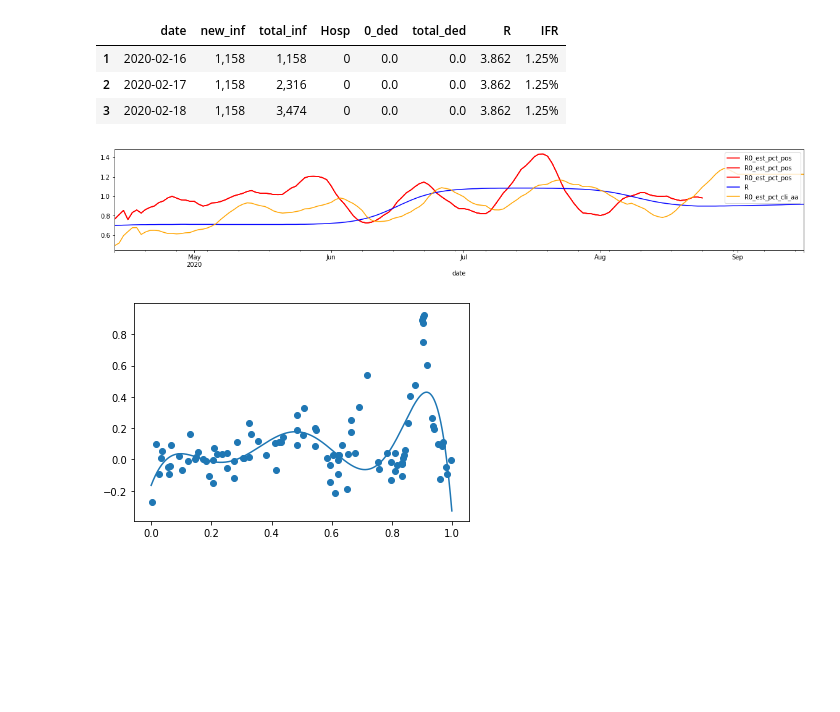
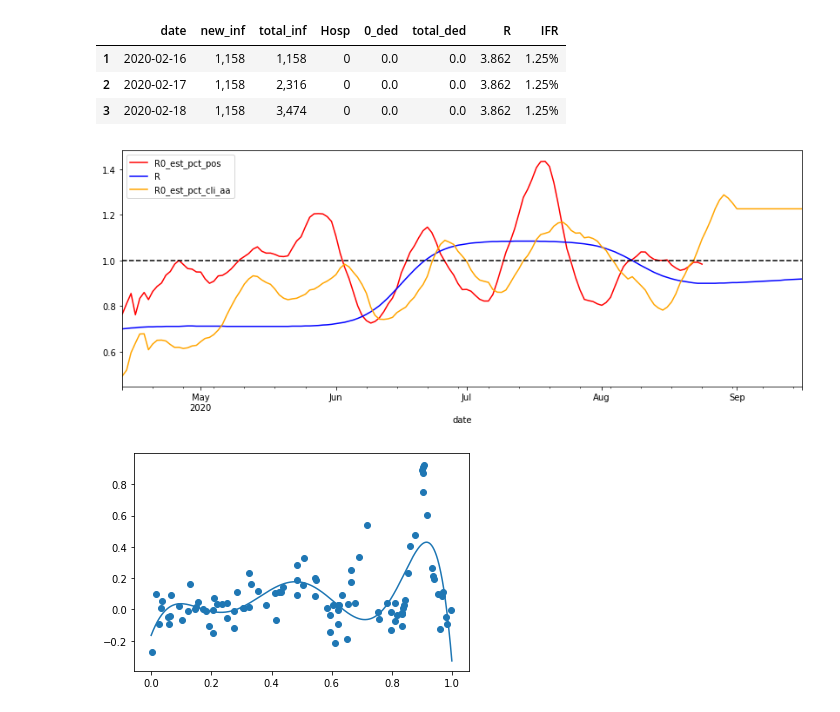
Before and after one commit to 10Exahertz/COVID_challenge, a Jupyter notebook: covid_challenge1.py.ipynb, the cells around one changed output. Drawn from its saved outputs; the diff is of its cells as text; code cells hidden in the pictures; blank space fills up the shorter version.

```diff
--- a/covid_challenge1.py.ipynb
+++ b/covid_challenge1.py.ipynb
@@ -4,7 +4,7 @@ import pandas as pd
 df = pd.read_csv('Data/overall-state-smoothed.csv')
 print('how many data points:',len(df))
 pd.set_option('display.max_columns', None)
-#df = df[['date','state_code','summed_n','smoothed_pct_cli','smoothed_pct_tested_and_positive','smoothed_pct_cli_anosmia_ageusia','smoothed_pct_contact_covid_positive']]
+df = df[['date','state_code','summed_n','smoothed_pct_cli','smoothed_pct_tested_and_positive','smoothed_pct_cli_anosmia_ageusia','smoothed_pct_contact_covid_positive']]
 df['date']= pd.to_datetime(df['date'])
 df.head(15)
 # %% [output]
@@ -30,7 +30,7 @@ df_NY = df.loc[df['state_code'] == 'ny']
 df_NY = df_NY.sort_values(by=['date'])
 # df_NY['date']= pd.to_datetime(df_NY['date'])
 # df_NY = df_NY.loc[df_NY['date'] > '2020-07-01']
-#df_NY = df_NY.groupby(['date']).mean()
+df_NY = df_NY.groupby(['date']).mean()
 df_NY = df_NY.reset_index(drop=False)
 df_NY.head(16)
 # %% [output]
@@ -142,13 +149,14 @@ See the caveats in the documentation: https://pandas.pydata.org/pandas-docs/stab
 | 3 | 2020-02-18 | 1,158 | 3,474 | 0 | 0.0 | 0.0 | 3.862 | 1.25% |
 # %%
 import matplotlib.pyplot as plt
-ax = df_NewYork.plot(kind='line',x='date',y='R0_est_pct_pos',color='red')
+ax = df_NewYork.plot(kind='line',x='date',y='R0_est_pct_pos',color='red', figsize=(14,5))
 df_NewYork.plot(kind='line',x='date',y='R',color='blue',ax=ax)
 df_NewYork.plot(kind='line',x='date',y='R0_est_pct_cli_aa',color='orange',ax=ax)
-#df.plot(figsize=(7,5))
+plt.axhline(y=1, color='black', linestyle='--')
+#df_NewYork.plot(figsize=(7,5))
 plt.show()
 # %% [output]
-[figure, old version]
+[figure, new version]
 # %%
 from math import sin
 from math import pi
```
Also changed, not shown: parts of 12 cells of this notebook.
